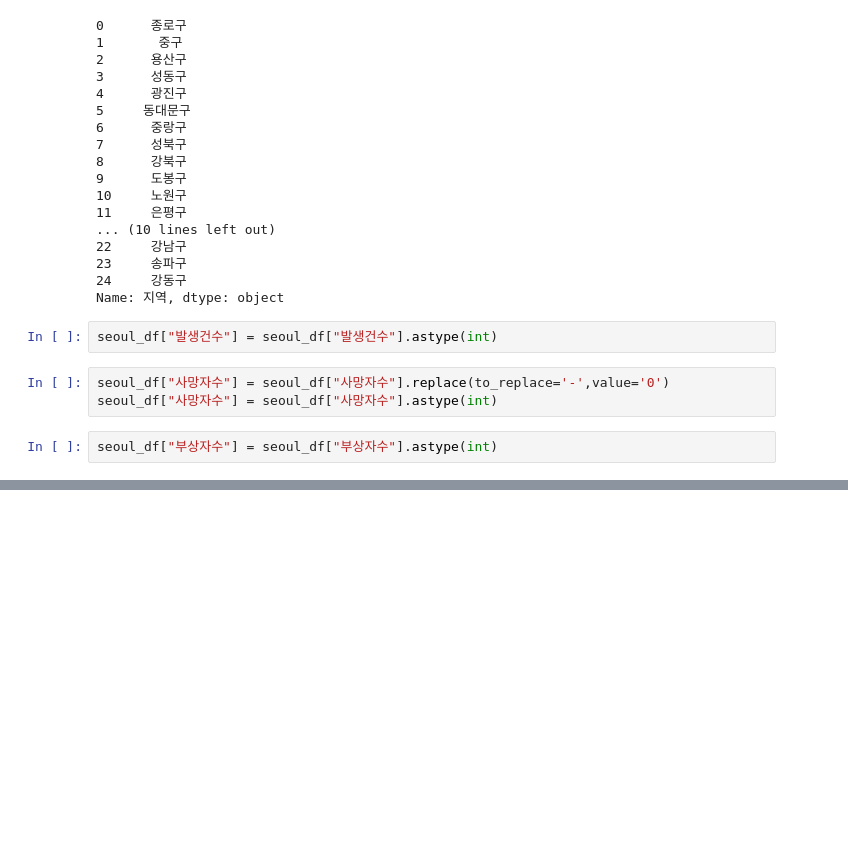
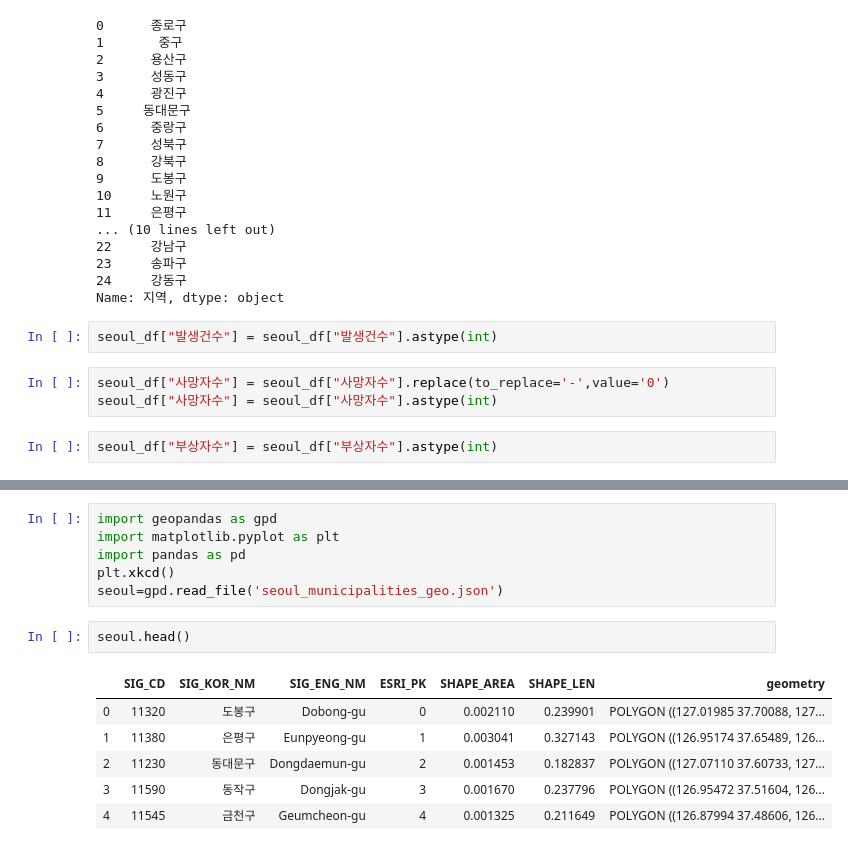
Before and after one commit to jeonprize/Accident, a Jupyter notebook: acl_accident.ipynb, the cells around one changed output, grey strips where cells are left out. Cells and saved outputs as stored; diff of their text form; blank space fills up the shorter version.

```diff
--- a/acl_accident.ipynb
+++ b/acl_accident.ipynb
@@ -271,3 +271,18 @@ for i in seoul_df.index[:]:
 m
 # %% [output]
 [interactive output not drawn]
+# %%
+import geopandas as gpd
+import matplotlib.pyplot as plt
+import pandas as pd
+plt.xkcd()
+seoul=gpd.read_file('seoul_municipalities_geo.json')
+# %%
+seoul.head()
+# %% [output]
+|  | SIG_CD | SIG_KOR_NM | SIG_ENG_NM | ESRI_PK | SHAPE_AREA | SHAPE_LEN | geometry |
+| 0 | 11320 | 도봉구 | Dobong-gu | 0 | 0.002110 | 0.239901 | POLYGON ((127.01985 37.70088, 127... |
+| 1 | 11380 | 은평구 | Eunpyeong-gu | 1 | 0.003041 | 0.327143 | POLYGON ((126.95174 37.65489, 126... |
+| 2 | 11230 | 동대문구 | Dongdaemun-gu | 2 | 0.001453 | 0.182837 | POLYGON ((127.07110 37.60733, 127... |
+| 3 | 11590 | 동작구 | Dongjak-gu | 3 | 0.001670 | 0.237796 | POLYGON ((126.95472 37.51604, 126... |
+| 4 | 11545 | 금천구 | Geumcheon-gu | 4 | 0.001325 | 0.211649 | POLYGON ((126.87994 37.48606, 126... |
```
Also changed, not shown: parts of 5 cells of this notebook.
